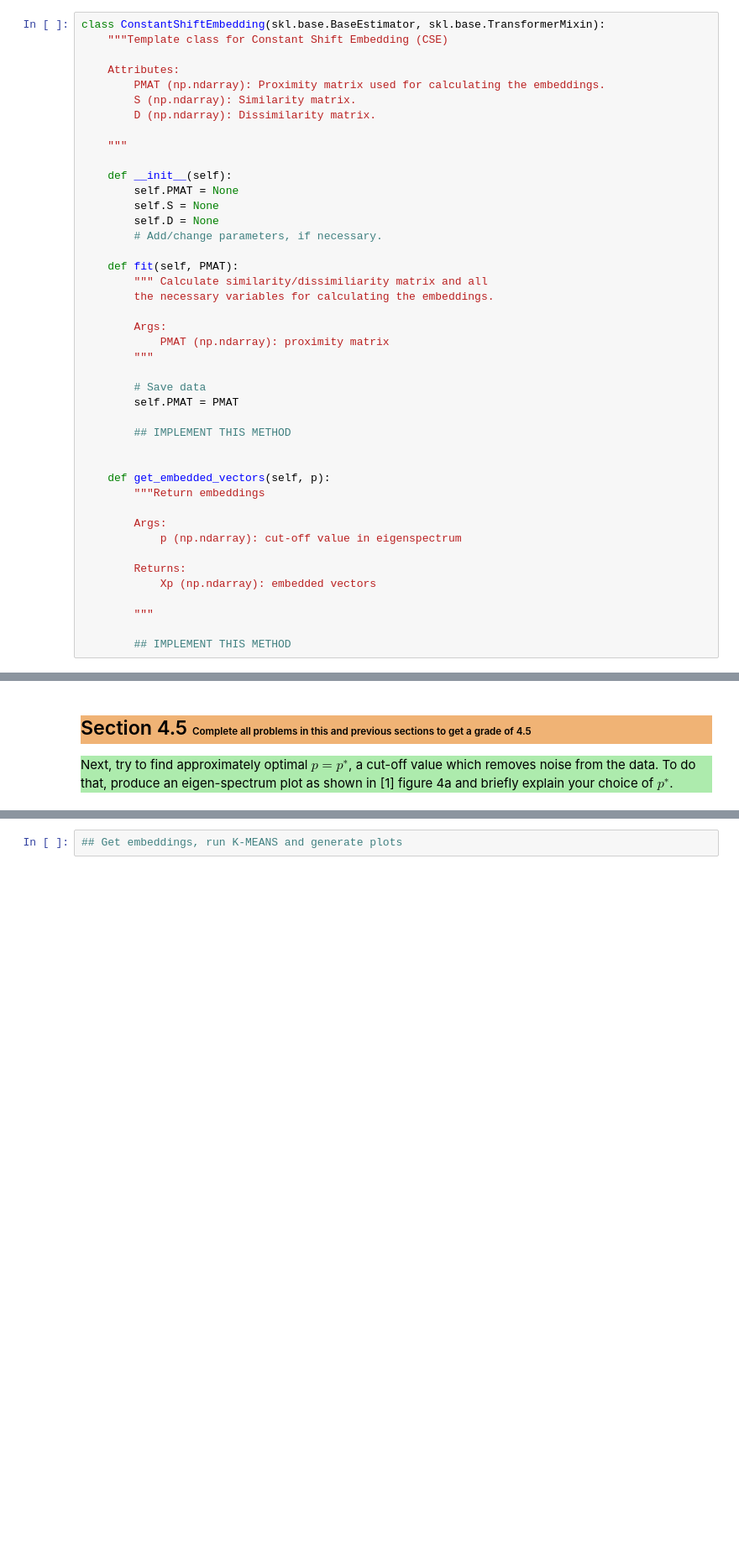
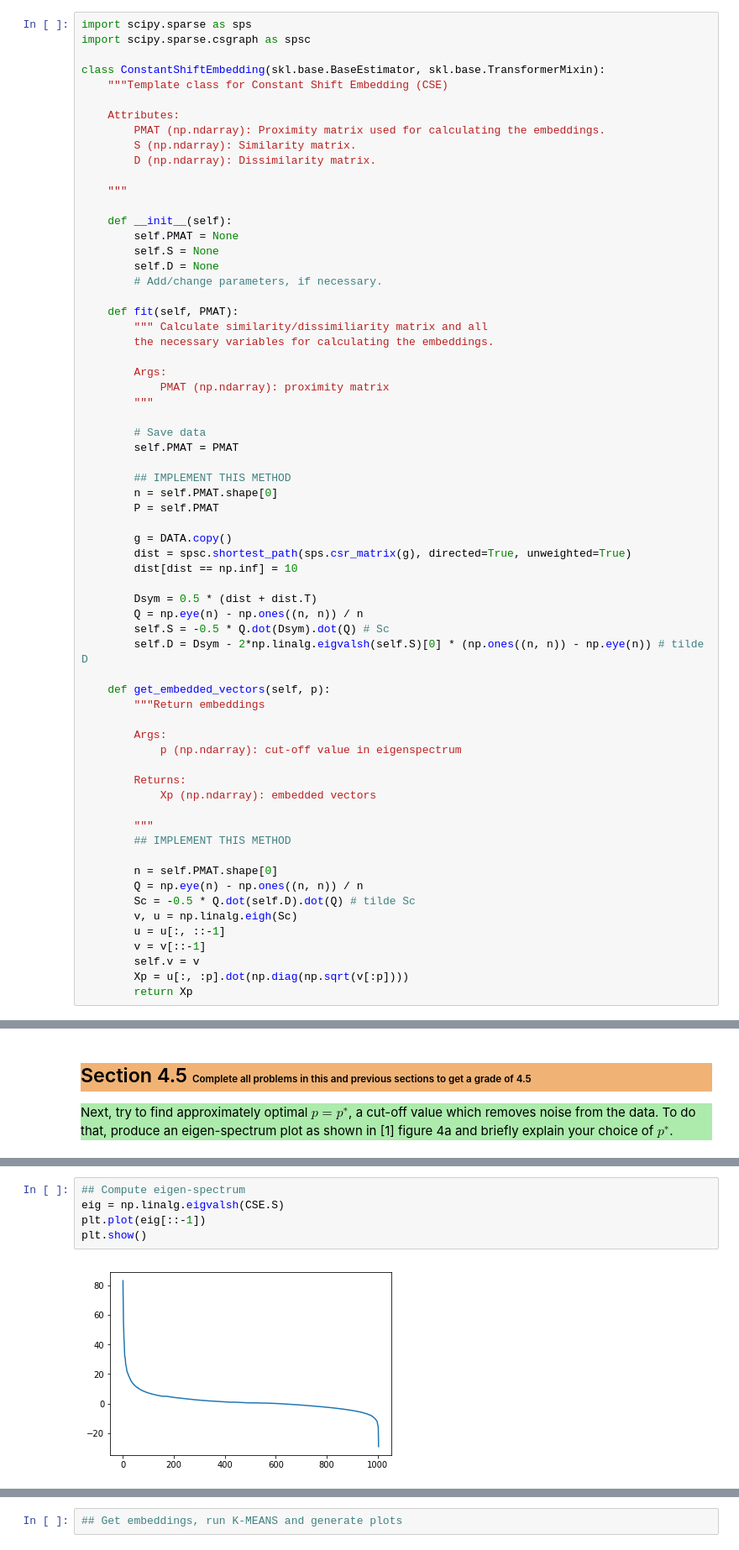
Before and after one commit to mcreng/stat-learning, a Jupyter notebook: slt-ce-5.ipynb, the cells around one changed output, grey strips where cells are left out. Shown at 84% size. Saved outputs shown, nothing was run; the diff lists cells and outputs as text; blank space fills up the shorter version.

```diff
--- a/slt-ce-5.ipynb
+++ b/slt-ce-5.ipynb
@@ -48,6 +48,9 @@ with open("email-Eu-core.txt") as file:
 # %% [markdown]
 Next we define a class which contains main functionalities - TO BE IMPLEMENTED.
 # %%
+import scipy.sparse as sps
+import scipy.sparse.csgraph as spsc
+
 class ConstantShiftEmbedding(skl.base.BaseEstimator, skl.base.TransformerMixin):
     """Template class for Constant Shift Embedding (CSE)
 
@@ -76,7 +79,17 @@ class ConstantShiftEmbedding(skl.base.BaseEstimator, skl.base.TransformerMixin):
         self.PMAT = PMAT
 
         ## IMPLEMENT THIS METHOD
+        n = self.PMAT.shape[0]
+        P = self.PMAT
 
+        g = DATA.copy()
+        dist = spsc.shortest_path(sps.csr_matrix(g), directed=True, unweighted=True)
+        dist[dist == np.inf] = 10
+
+        Dsym = 0.5 * (dist + dist.T)
+        Q = np.eye(n) - np.ones((n, n)) / n
+        self.S = -0.5 * Q.dot(Dsym).dot(Q) # Sc
+        self.D = Dsym - 2*np.linalg.eigvalsh(self.S)[0] * (np.ones((n, n)) - np.eye(n)) # tilde D
 
     def get_embedded_vectors(self, p):
         """Return embeddings
@@ -88,8 +101,17 @@ class ConstantShiftEmbedding(skl.base.BaseEstimator, skl.base.TransformerMixin):
             Xp (np.ndarray): embedded vectors
 
         """
+        ## IMPLEMENT THIS METHOD
 
-        ## IMPLEMENT THIS METHOD
+        n = self.PMAT.shape[0]
+        Q = np.eye(n) - np.ones((n, n)) / n
+        Sc = -0.5 * Q.dot(self.D).dot(Q) # tilde Sc
+        v, u = np.linalg.eigh(Sc)
+        u = u[:, ::-1]
+        v = v[::-1]
+        self.v = v
+        Xp = u[:, :p].dot(np.diag(np.sqrt(v[:p])))
+        return Xp
 # %% [markdown]
 
 <h2 style="background-color:#f0b375;">
@@ -126,2 +158,9 @@ Section 4.5
+# %%
+## Compute eigen-spectrum
+eig = np.linalg.eigvalsh(CSE.S)
+plt.plot(eig[::-1])
+plt.show()
+# %% [output]
+[figure, added]
 # %%
 ## Determine a good cut-off value
```
Also changed, not shown: parts of 20 cells of this notebook.
